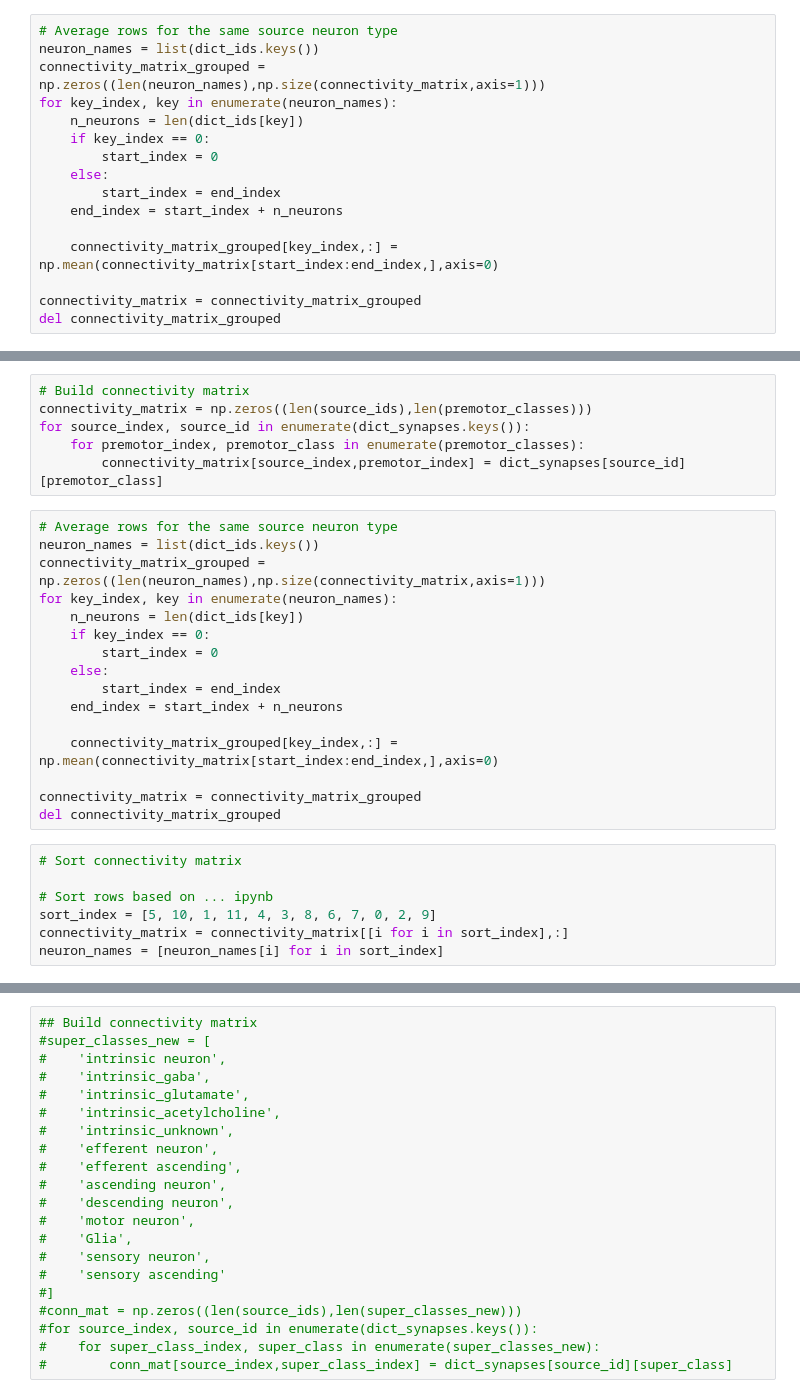
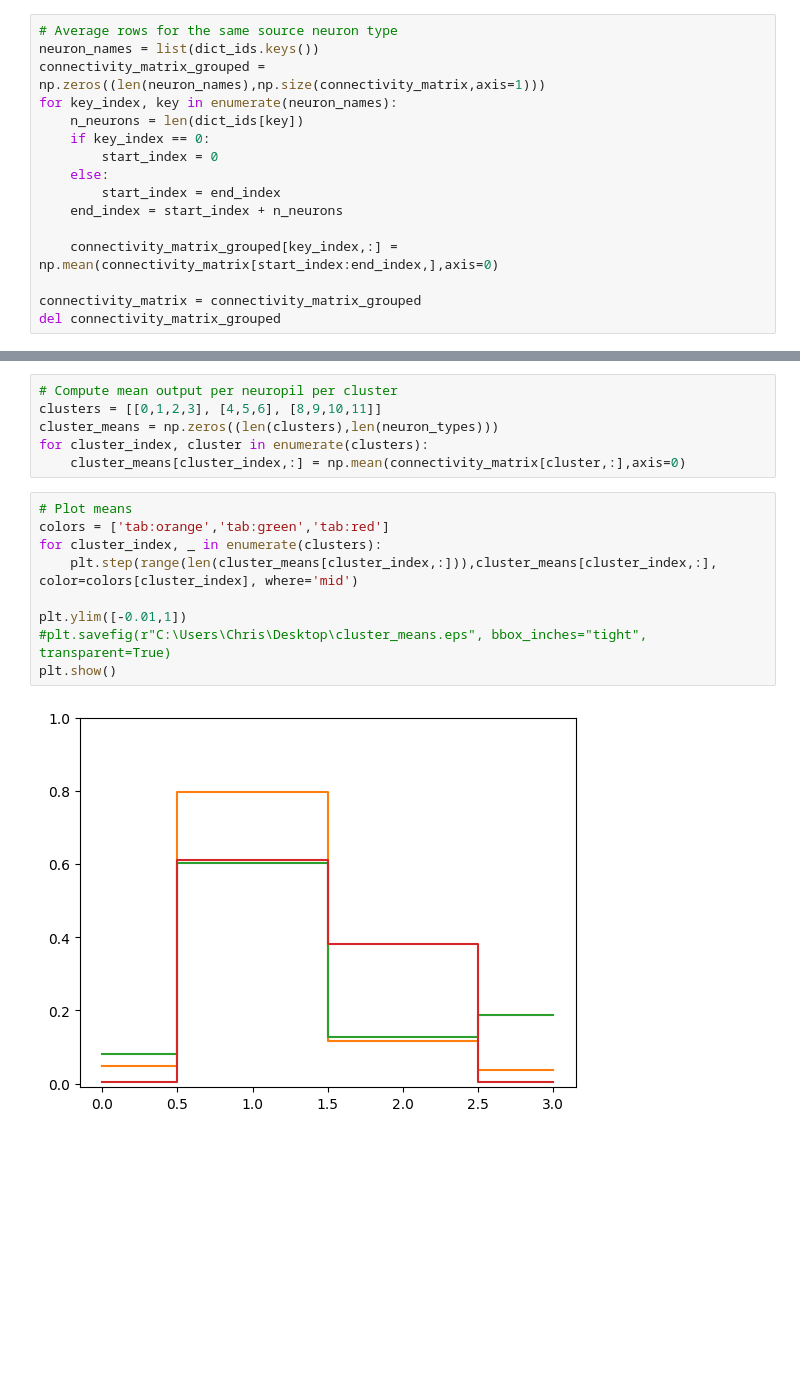
Before and after one commit to chrisjdallmann/roadrunner, a Jupyter notebook: code/manc_neuron_analysis.ipynb, the cells around one changed output, grey strips where cells are left out. Saved outputs shown, nothing was run; the diff lists cells and outputs as text; blank space fills up the shorter version.

```diff
--- a/code/manc_neuron_analysis.ipynb
+++ b/code/manc_neuron_analysis.ipynb
@@ -249,29 +199,0 @@ for source_id in source_ids:
-# %%
-# Build connectivity matrix
-connectivity_matrix = np.zeros((len(source_ids),len(premotor_classes)))
-for source_index, source_id in enumerate(dict_synapses.keys()):
-    for premotor_index, premotor_class in enumerate(premotor_classes):
-        connectivity_matrix[source_index,premotor_index] = dict_synapses[source_id][premotor_class]
-# %%
-# Average rows for the same source neuron type
-neuron_names = list(dict_ids.keys())
-connectivity_matrix_grouped = np.zeros((len(neuron_names),np.size(connectivity_matrix,axis=1)))
-for key_index, key in enumerate(neuron_names):
-    n_neurons = len(dict_ids[key])
-    if key_index == 0:
-        start_index = 0
-    else:
-        start_index = end_index
-    end_index = start_index + n_neurons
-
-    connectivity_matrix_grouped[key_index,:] = np.mean(connectivity_matrix[start_index:end_index,],axis=0)
-
-connectivity_matrix = connectivity_matrix_grouped
-del connectivity_matrix_grouped
-# %%
-# Sort connectivity matrix
-
-# Sort rows based on ... ipynb
-sort_index = [5, 10, 1, 11, 4, 3, 8, 6, 7, 0, 2, 9]
-connectivity_matrix = connectivity_matrix[[i for i in sort_index],:]
-neuron_names = [neuron_names[i] for i in sort_index]
@@ -387,21 +200,17 @@ df_connectivity_post.head(10)
-# %%
-## Build connectivity matrix
-#super_classes_new = [
-#    'intrinsic neuron',
-#    'intrinsic_gaba',
-#    'intrinsic_glutamate',
-#    'intrinsic_acetylcholine',
-#    'intrinsic_unknown',
-#    'efferent neuron',
-#    'efferent ascending',
-#    'ascending neuron',
-#    'descending neuron',
-#    'motor neuron',
-#    'Glia',
-#    'sensory neuron',
-#    'sensory ascending'
-#]
-#conn_mat = np.zeros((len(source_ids),len(super_classes_new)))
-#for source_index, source_id in enumerate(dict_synapses.keys()):
-#    for super_class_index, super_class in enumerate(super_classes_new):
-#        conn_mat[source_index,super_class_index] = dict_synapses[source_id][super_class]
+# %%
+# Compute mean output per neuropil per cluster
+clusters = [[0,1,2,3], [4,5,6], [8,9,10,11]]
+cluster_means = np.zeros((len(clusters),len(neuron_types)))
+for cluster_index, cluster in enumerate(clusters):
+    cluster_means[cluster_index,:] = np.mean(connectivity_matrix[cluster,:],axis=0)
+# %%
+# Plot means
+colors = ['tab:orange','tab:green','tab:red']
+for cluster_index, _ in enumerate(clusters):
+    plt.step(range(len(cluster_means[cluster_index,:])),cluster_means[cluster_index,:], color=colors[cluster_index], where='mid')
+
+plt.ylim([-0.01,1])
+#plt.savefig(r"C:\Users\Chris\Desktop\cluster_means.eps", bbox_inches="tight", transparent=True)
+plt.show()
+# %% [output]
+[figure, added]
```
Also changed, not shown: parts of 38 cells of this notebook, 1 other file.
